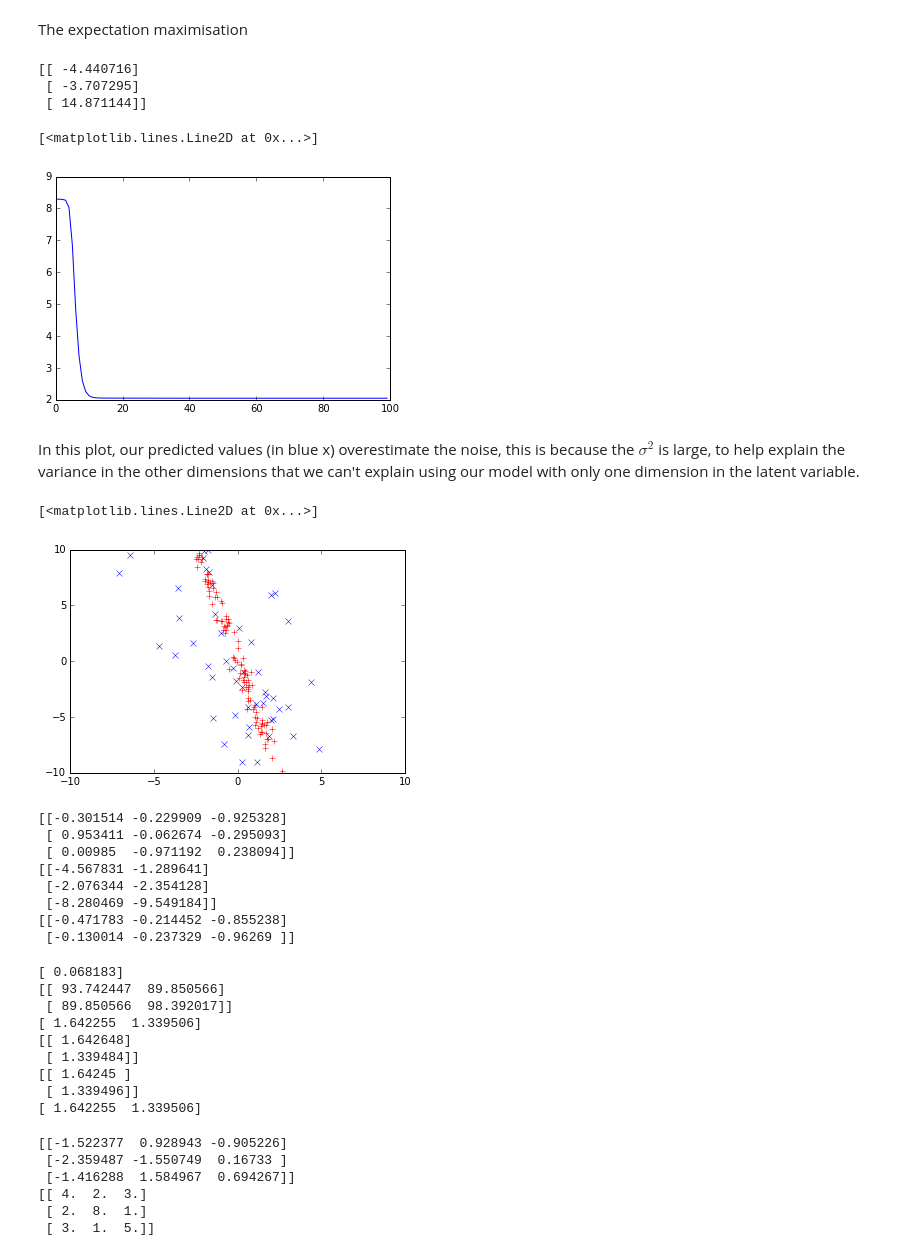
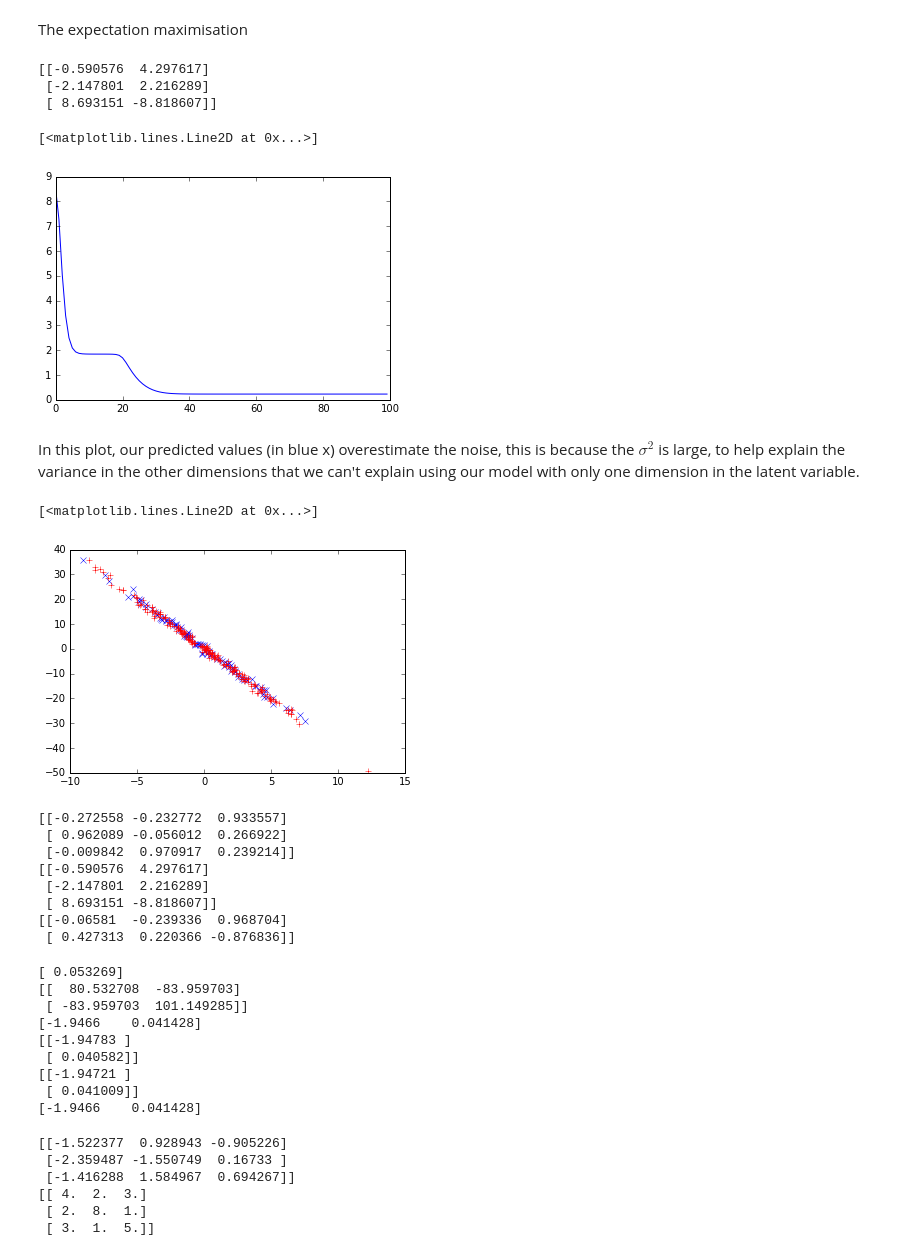
Before and after one commit to scikic/usercentricdatamodel, a Jupyter notebook: EM for PPCA.ipynb, the cells around one changed output. Drawn from its saved outputs; the diff is of its cells as text; code cells hidden in the pictures.

```diff
--- a/EM for PPCA.ipynb
+++ b/EM for PPCA.ipynb
@@ -38,8 +53,9 @@ import matplotlib.pyplot as plt
 
 np.set_printoptions(precision=6)
 np.set_printoptions(suppress=True)
+
 Dn = 3 #number of dimensions in the observed variables.
-Mn = 1 #number of dimensions the latent variables will have (principal components)
+Mn = 2 #number of dimensions the latent variables will have (principal components)
 N = 200 #number of data points
 
 #initial values of parameters sigma^2 and the transform W (between the observed space and the latent space)
@@ -54,6 +70,7 @@ x[1,:] = x[1,:] * 2.0
 x[2,:] -= x[1,:] * 4
 x = x + np.random.randn(Dn,N) * .0
 
+x = x * 1.0
 #used later for efficiency.
 zeromean_x = (x.T - np.mean(x,1)).T
 # %% [markdown]
@@ -123,29 +136,29 @@ print W
 import matplotlib.pyplot as plt
 %matplotlib inline
 # %% [output]
-[[ -4.440716]
- [ -3.707295]
- [ 14.871144]]
+[[-0.590576  4.297617]
+ [-2.147801  2.216289]
+ [ 8.693151 -8.818607]]
 # %%
 plt.plot(np.sqrt(sig_store))
 # %% [output]
 [<matplotlib.lines.Line2D at 0x...>]
-[figure, old version]
+[figure, new version]
 # %% [markdown]
 In this plot, our predicted values (in blue x) overestimate the noise, this is because the $\sigma^2$ is large, to help explain the variance in the other dimensions that we can't explain using our model with only one dimension in the latent variable.
 # %%
 zs = np.random.multivariate_normal(np.zeros(Mn),np.eye(Mn),100).T
 #xpred = np.dot(W,zs.T) + np.random.multivariate_normal(np.zeros(Dn),np.eye(Dn)*sigsqr,100).T
 xpred = np.dot(W,zs) + np.random.multivariate_normal(np.zeros(Dn),np.eye(Dn)*sigsqr,100).T
 
 
 plt.plot(xpred[1,:],xpred[2,:],'x')
-plt.xlim([-10,10])
-plt.ylim([-10,10])
+#plt.xlim([-10,10])
+#plt.ylim([-10,10])
 plt.plot(x[1,:],x[2,:],'+r')
 # %% [output]
 [<matplotlib.lines.Line2D at 0x...>]
-[figure, old version]
+[figure, new version]
 # %%
 cov = np.dot(zeromean_x,zeromean_x.T)
 #cov = np.array([[2,1],[1,2]])
@@ -155,14 +168,14 @@ print W
 normed_W = W / np.sqrt(np.sum(W**2,0))
 print normed_W.T
 # %% [output]
-[[-0.301514 -0.229909 -0.925328]
- [ 0.953411 -0.062674 -0.295093]
- [ 0.00985  -0.971192  0.238094]]
-[[-4.567831 -1.289641]
- [-2.076344 -2.354128]
- [-8.280469 -9.549184]]
-[[-0.471783 -0.214452 -0.855238]
- [-0.130014 -0.237329 -0.96269 ]]
+[[-0.272558 -0.232772  0.933557]
+ [ 0.962089 -0.056012  0.266922]
+ [-0.009842  0.970917  0.239214]]
+[[-0.590576  4.297617]
+ [-2.147801  2.216289]
+ [ 8.693151 -8.818607]]
+[[-0.06581  -0.239336  0.968704]
+ [ 0.427313  0.220366 -0.876836]]
 # %%
 #print M
 #print np.linalg.inv(M)
@@ -178,15 +191,15 @@ print old_Ez[0]
 print Ez[0]
 print np.dot(np.dot(invM,W.T),zeromean_x[:,0])
 # %% [output]
-[ 0.068183]
-[[ 93.742447  89.850566]
- [ 89.850566  98.392017]]
-[ 1.642255  1.339506]
-[[ 1.642648]
- [ 1.339484]]
-[[ 1.64245 ]
- [ 1.339496]]
-[ 1.642255  1.339506]
+[ 0.053269]
+[[  80.532708  -83.959703]
+ [ -83.959703  101.149285]]
+[-1.9466    0.041428]
+[[-1.94783 ]
+ [ 0.040582]]
+[[-1.94721 ]
+ [ 0.041009]]
+[-1.9466    0.041428]
 # %%
 def sqrtm(m):
     u,l,v = np.linalg.svd(m)
```
Also changed, not shown: parts of 23 cells of this notebook, 3 other files.
